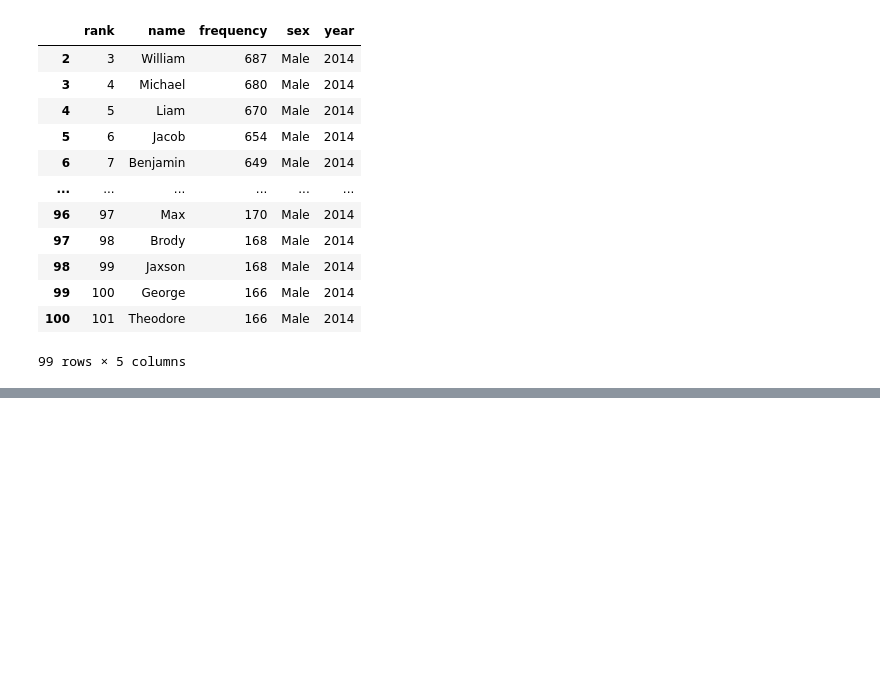
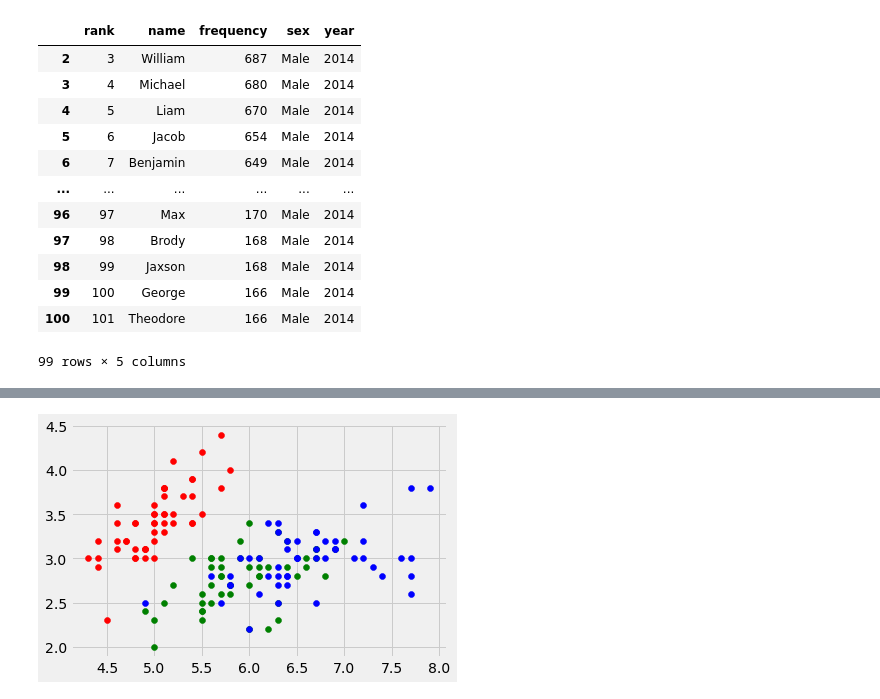
Before and after one commit to wu-olivia-ke/inf1340-programmingfordatascience-fa21, a Jupyter notebook: class-demo.ipynb, the cells around one changed output, grey strips where cells are left out. Cells and saved outputs as stored; diff of their text form; code cells hidden in the pictures; blank space fills up the shorter version.

```diff
--- a/class-demo.ipynb
+++ b/class-demo.ipynb
@@ -591,0 +640,9 @@ df.tail(99)
+# %%
+colors = {'Iris-setosa':'r','Iris-versicolor':'g','Iris-virginica':'b'}
+
+fig, ax = plt.subplots()
+
+for i in range(len(iris['sepal_length'])):
+    ax.scatter(iris['sepal_length'][i], iris['sepal_width'][i],color=colors[iris['species'][i]])
+# %% [output]
+[figure, added]
```
Also changed, not shown: parts of 5 cells of this notebook, 1 other file.
